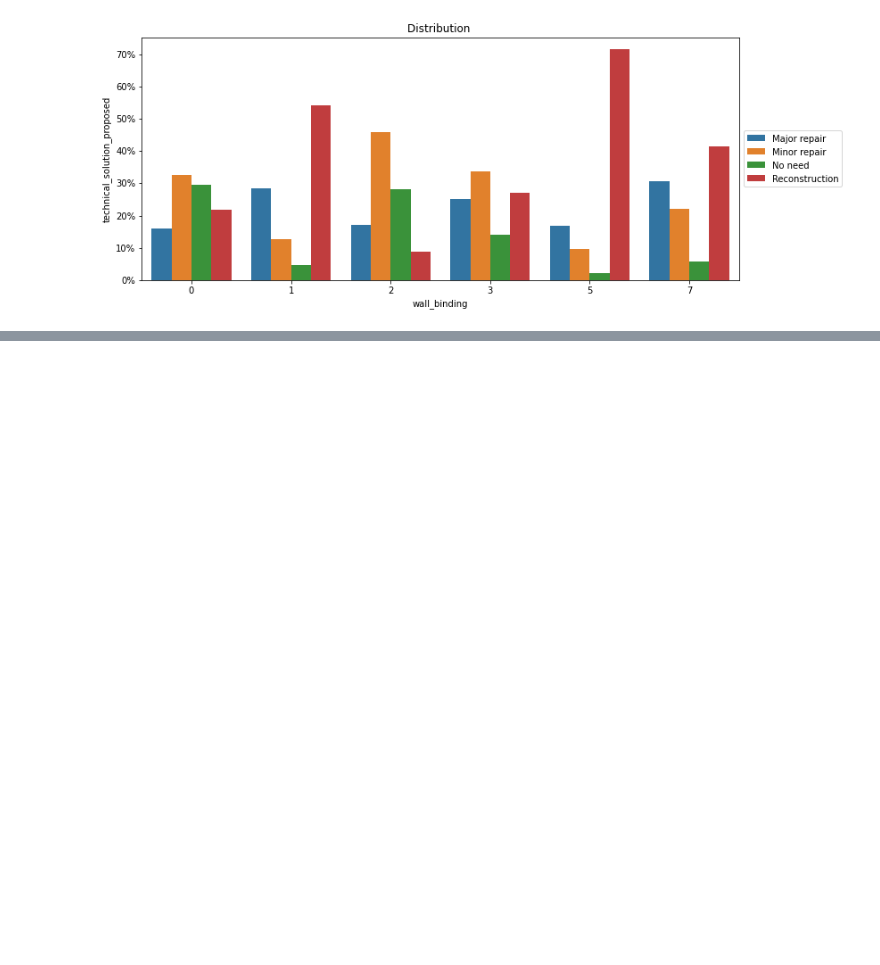
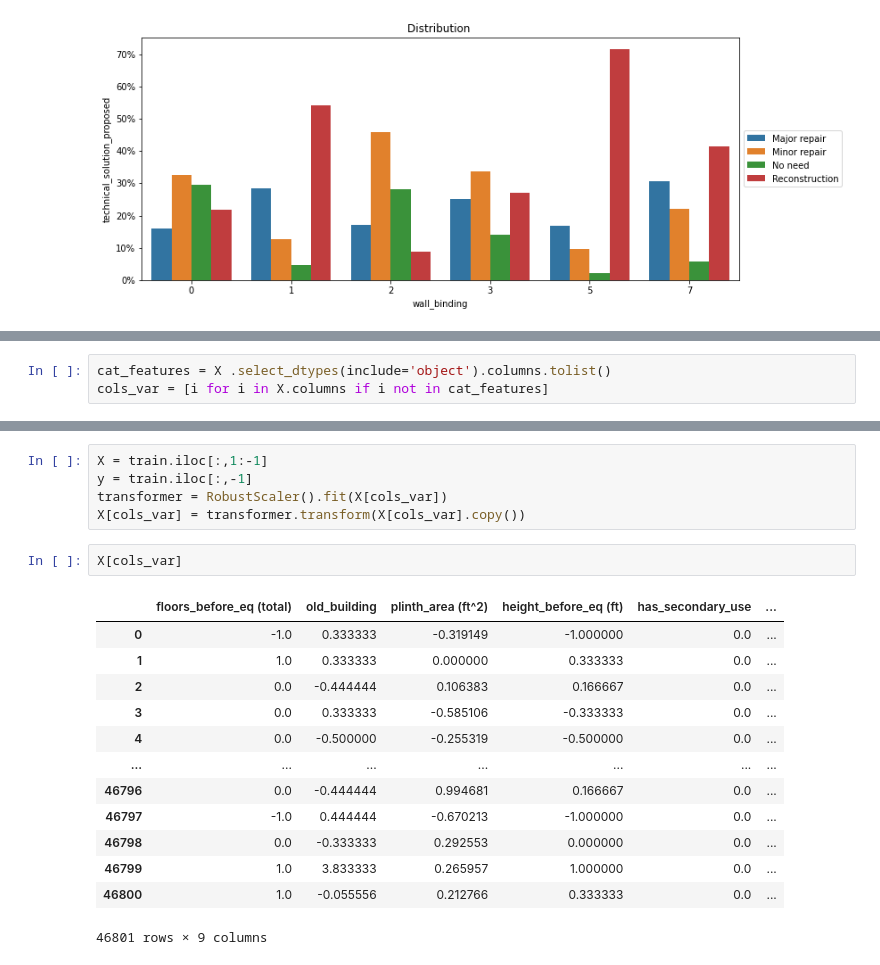
Before and after one commit to abilcode/joints, a Jupyter notebook: iter2/n2.ipynb, the cells around one changed output, grey strips where cells are left out. Saved outputs shown, nothing was run; the diff lists cells and outputs as text; blank space fills up the shorter version.

```diff
--- a/iter2/n2.ipynb
+++ b/iter2/n2.ipynb
@@ -137,0 +180,3 @@ train.corr()
+# %%
+cat_features = X .select_dtypes(include='object').columns.tolist()
+cols_var = [i for i in X.columns if i not in cat_features]
@@ -137,0 +311,21 @@ train.corr()
+# %%
+X = train.iloc[:,1:-1]
+y = train.iloc[:,-1]
+transformer = RobustScaler().fit(X[cols_var])
+X[cols_var] = transformer.transform(X[cols_var].copy())
+# %%
+X[cols_var]
+# %% [output]
+|  | floors_before_eq (total) | old_building | plinth_area (ft^2) | height_before_eq (ft) | has_secondary_use | ... |
+| 0 | -1.0 | 0.333333 | -0.319149 | -1.000000 | 0.0 | ... |
+| 1 | 1.0 | 0.333333 | 0.000000 | 0.333333 | 0.0 | ... |
+| 2 | 0.0 | -0.444444 | 0.106383 | 0.166667 | 0.0 | ... |
+| 3 | 0.0 | 0.333333 | -0.585106 | -0.333333 | 0.0 | ... |
+| 4 | 0.0 | -0.500000 | -0.255319 | -0.500000 | 0.0 | ... |
+| ... | ... | ... | ... | ... | ... | ... |
+| 46796 | 0.0 | -0.444444 | 0.994681 | 0.166667 | 0.0 | ... |
+| 46797 | -1.0 | 0.444444 | -0.670213 | -1.000000 | 0.0 | ... |
+| 46798 | 0.0 | -0.333333 | 0.292553 | 0.000000 | 0.0 | ... |
+| 46799 | 1.0 | 3.833333 | 0.265957 | 1.000000 | 0.0 | ... |
+| 46800 | 1.0 | -0.055556 | 0.212766 | 0.333333 | 0.0 | ... |
+46801 rows × 9 columns
```
Also changed, not shown: parts of 29 cells of this notebook, 5 other files.
